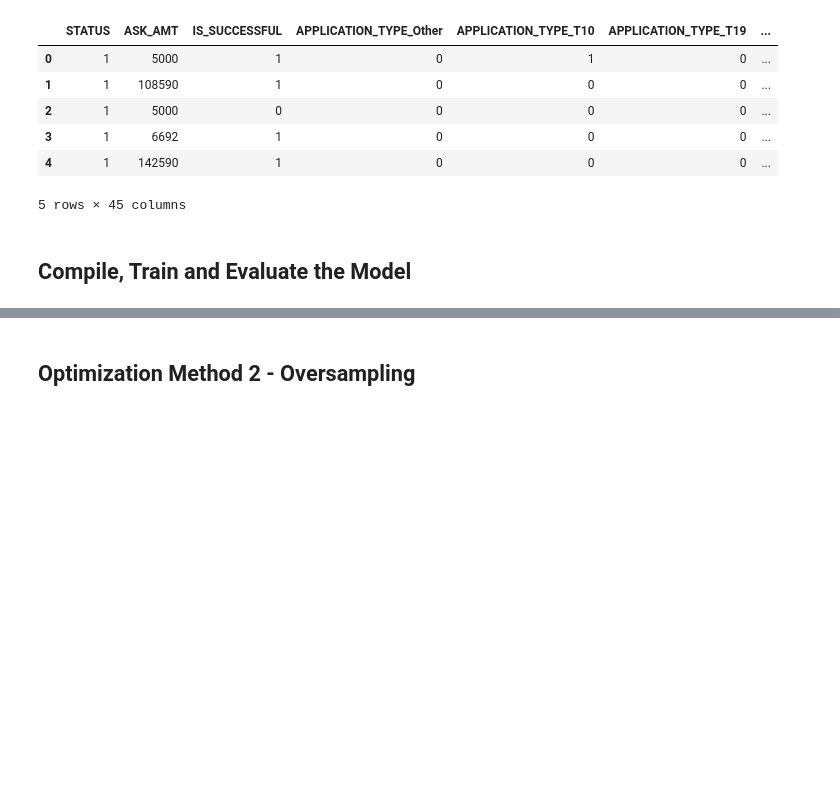
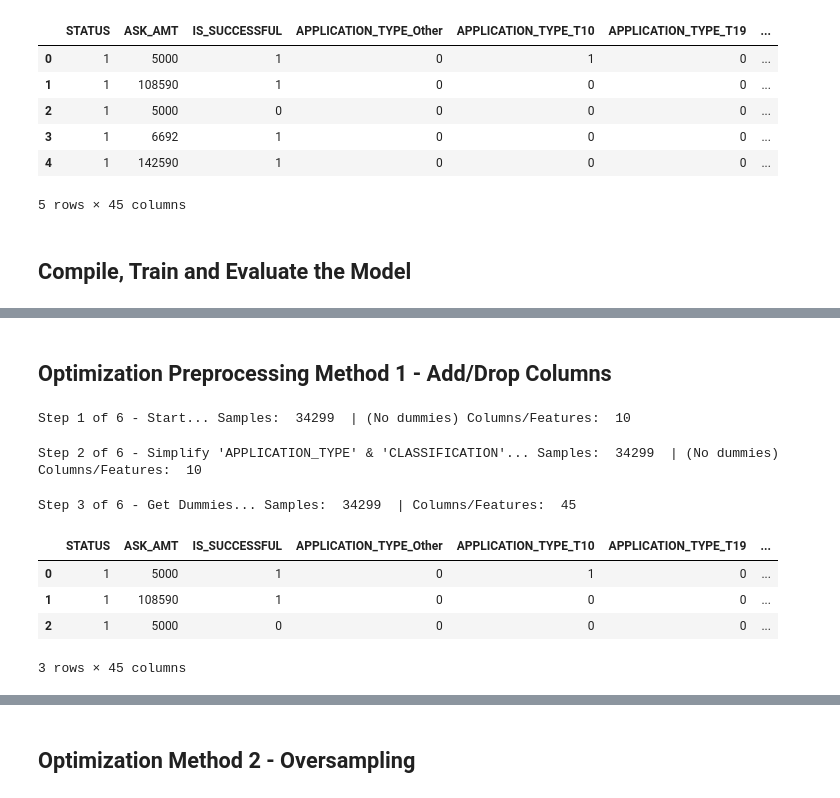
Before and after one commit to mlister3/Funding_Deep_Learning, a Jupyter notebook: Starter_Code.ipynb, the cells around one changed output, grey strips where cells are left out. Drawn from its saved outputs; the diff is of its cells as text; code cells hidden in the pictures; blank space fills up the shorter version.

```diff
--- a/Starter_Code.ipynb
+++ b/Starter_Code.ipynb
@@ -251,14 +178,0 @@ Step 1 of 6 - Start... Samples:  34299  | (No dummies) Columns/Features:  10
-# %%
-cutoff_value = 10
-application_types_to_replace = application_df_op1['APPLICATION_TYPE'].value_counts()[application_df_op1['APPLICATION_TYPE'].value_counts() < cutoff_value].index.tolist()
-
-for app in application_types_to_replace:
-    application_df_op1['APPLICATION_TYPE'] = application_df_op1['APPLICATION_TYPE'].replace(app,"Other")
-
-cutoff_value2 = 10
-classifications_to_replace = application_df_op1['CLASSIFICATION'].value_counts()[application_df_op1['CLASSIFICATION'].value_counts() < cutoff_value2].index.tolist()
-
-for cls in classifications_to_replace:
-    application_df_op1['CLASSIFICATION'] = application_df_op1['CLASSIFICATION'].replace(cls,"Other")
-
-print("Step 2 of 6 - Simplify 'APPLICATION_TYPE' & 'CLASSIFICATION'... Samples: ", len(application_df_op1), " | (No dummies) Columns/Features: ", len(application_df_op1.columns))
@@ -438,0 +247,41 @@ nn_op1.save('AlphabetSoupCharity_Optimization_1.h5')
+# %% [markdown]
+## Optimization Preprocessing Method 1 - Add/Drop Columns
+# %%
+from sklearn.linear_model import Lasso, Ridge
+from sklearn.metrics import mean_squared_error
+
+# Make a copy of the working dataset
+application_df_dropping = application_df_copy.copy()
+
+print("Step 1 of 6 - Start... Samples: ", len(application_df_dropping), " | (No dummies) Columns/Features: ", len(application_df_dropping.columns))
+# %% [output]
+Step 1 of 6 - Start... Samples:  34299  | (No dummies) Columns/Features:  10
+# %%
+cutoff_value = 500
+application_types_to_replace = application_df_dropping['APPLICATION_TYPE'].value_counts()[application_df_dropping['APPLICATION_TYPE'].value_counts() < cutoff_value].index.tolist()
+
+for app in application_types_to_replace:
+    application_df_dropping['APPLICATION_TYPE'] = application_df_dropping['APPLICATION_TYPE'].replace(app,"Other")
+
+cutoff_value2 = 500
+classifications_to_replace = application_df_dropping['CLASSIFICATION'].value_counts()[application_df_dropping['CLASSIFICATION'].value_counts() < cutoff_value2].index.tolist()
+
+for cls in classifications_to_replace:
+    application_df_dropping['CLASSIFICATION'] = application_df_dropping['CLASSIFICATION'].replace(cls,"Other")
+
+print("Step 2 of 6 - Simplify 'APPLICATION_TYPE' & 'CLASSIFICATION'... Samples: ", len(application_df_dropping), " | (No dummies) Columns/Features: ", len(application_df_dropping.columns))
+# %% [output]
+Step 2 of 6 - Simplify 'APPLICATION_TYPE' & 'CLASSIFICATION'... Samples:  34299  | (No dummies) Columns/Features:  10
+# %%
+dummy_working_dropping_df = pd.get_dummies(application_df_dropping)
+dummy_working_dropping_df.head(3)
+
+print("Step 3 of 6 - Get Dummies... Samples: ", len(dummy_working_dropping_df), " | Columns/Features: ", len(dummy_working_dropping_df.columns))
+dummy_working_dropping_df.head(3)
+# %% [output]
+Step 3 of 6 - Get Dummies... Samples:  34299  | Columns/Features:  45
+|  | STATUS | ASK_AMT | IS_SUCCESSFUL | APPLICATION_TYPE_Other | APPLICATION_TYPE_T10 | APPLICATION_TYPE_T19 | ... |
+| 0 | 1 | 5000 | 1 | 0 | 1 | 0 | ... |
+| 1 | 1 | 108590 | 1 | 0 | 0 | 0 | ... |
+| 2 | 1 | 5000 | 0 | 0 | 0 | 0 | ... |
+3 rows × 45 columns
```
Also changed, not shown: parts of 48 cells of this notebook.
